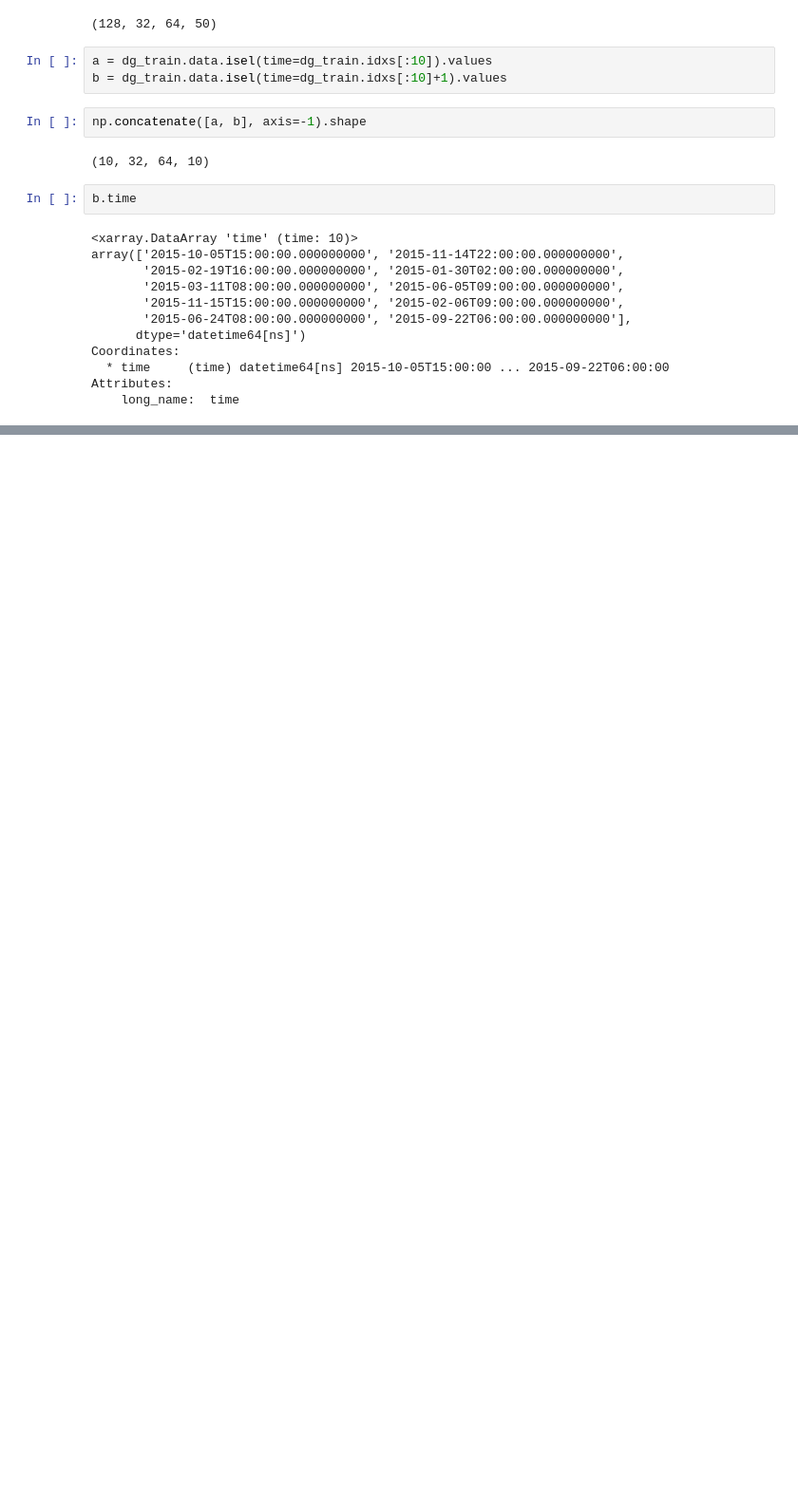
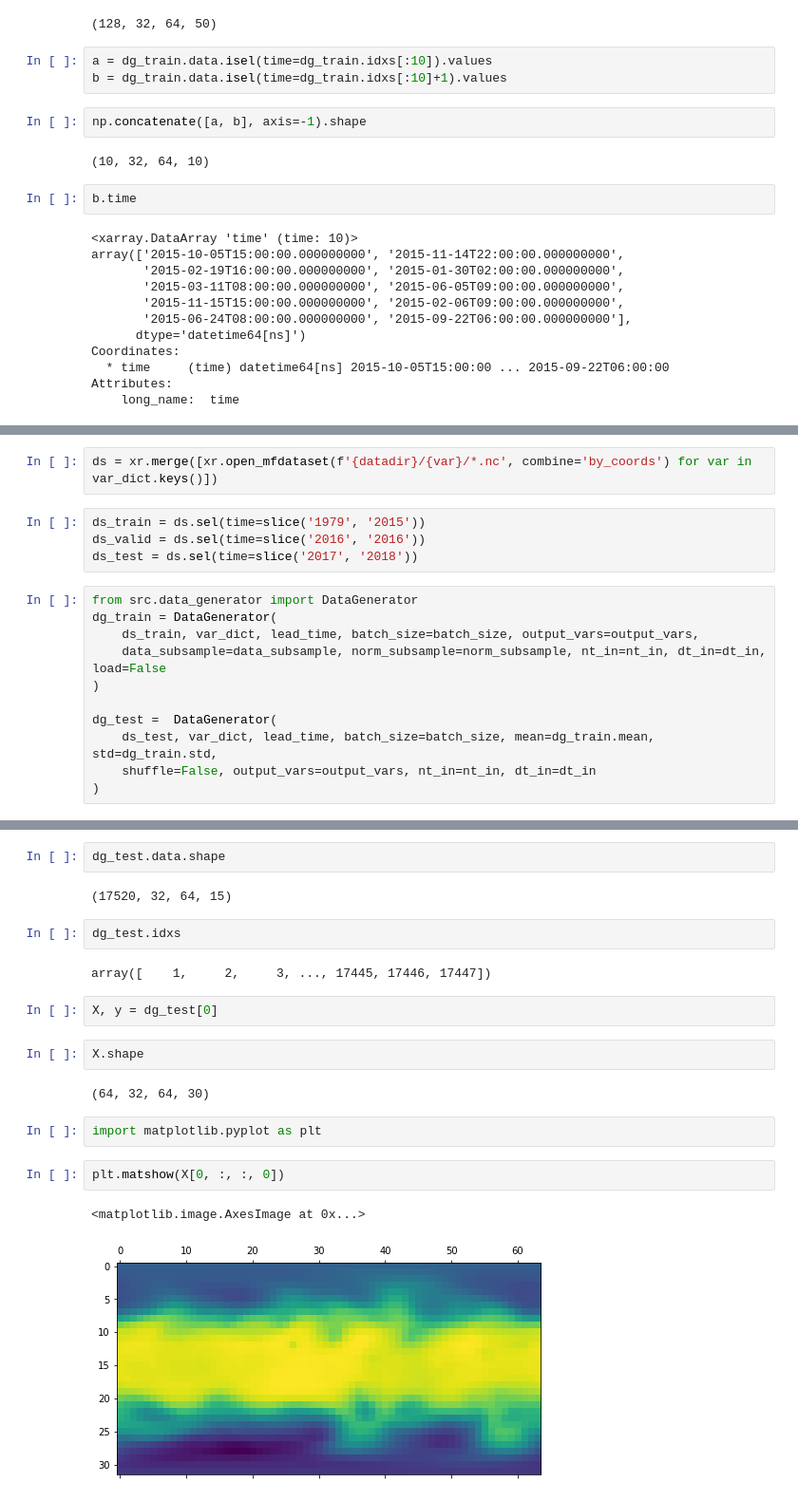
Before and after one commit to sagar-garg/WeatherBench, a Jupyter notebook: devlog/06-multi_time_dg.ipynb, the cells around one changed output, grey strips where cells are left out. Shown at 95% size. Drawn from its saved outputs; the diff is of its cells as text; blank space fills up the shorter version.

```diff
--- a/devlog/06-multi_time_dg.ipynb
+++ b/devlog/06-multi_time_dg.ipynb
@@ -179,0 +200,17 @@ Attributes:
+# %%
+ds = xr.merge([xr.open_mfdataset(f'{datadir}/{var}/*.nc', combine='by_coords') for var in var_dict.keys()])
+# %%
+ds_train = ds.sel(time=slice('1979', '2015'))
+ds_valid = ds.sel(time=slice('2016', '2016'))
+ds_test = ds.sel(time=slice('2017', '2018'))
+# %%
+from src.data_generator import DataGenerator
+dg_train = DataGenerator(
+    ds_train, var_dict, lead_time, batch_size=batch_size, output_vars=output_vars,
+    data_subsample=data_subsample, norm_subsample=norm_subsample, nt_in=nt_in, dt_in=dt_in, load=False
+)
+
+dg_test =  DataGenerator(
+    ds_test, var_dict, lead_time, batch_size=batch_size, mean=dg_train.mean, std=dg_train.std,
+    shuffle=False, output_vars=output_vars, nt_in=nt_in, dt_in=dt_in
+)
@@ -179,0 +260,21 @@ Attributes:
+# %%
+dg_test.data.shape
+# %% [output]
+(17520, 32, 64, 15)
+# %%
+dg_test.idxs
+# %% [output]
+array([    1,     2,     3, ..., 17445, 17446, 17447])
+# %%
+X, y = dg_test[0]
+# %%
+X.shape
+# %% [output]
+(64, 32, 64, 30)
+# %%
+import matplotlib.pyplot as plt
+# %%
+plt.matshow(X[0, :, :, 0])
+# %% [output]
+<matplotlib.image.AxesImage at 0x...>
+[figure, added]
```
Also changed, not shown: parts of 11 cells of this notebook, 9 other files.
